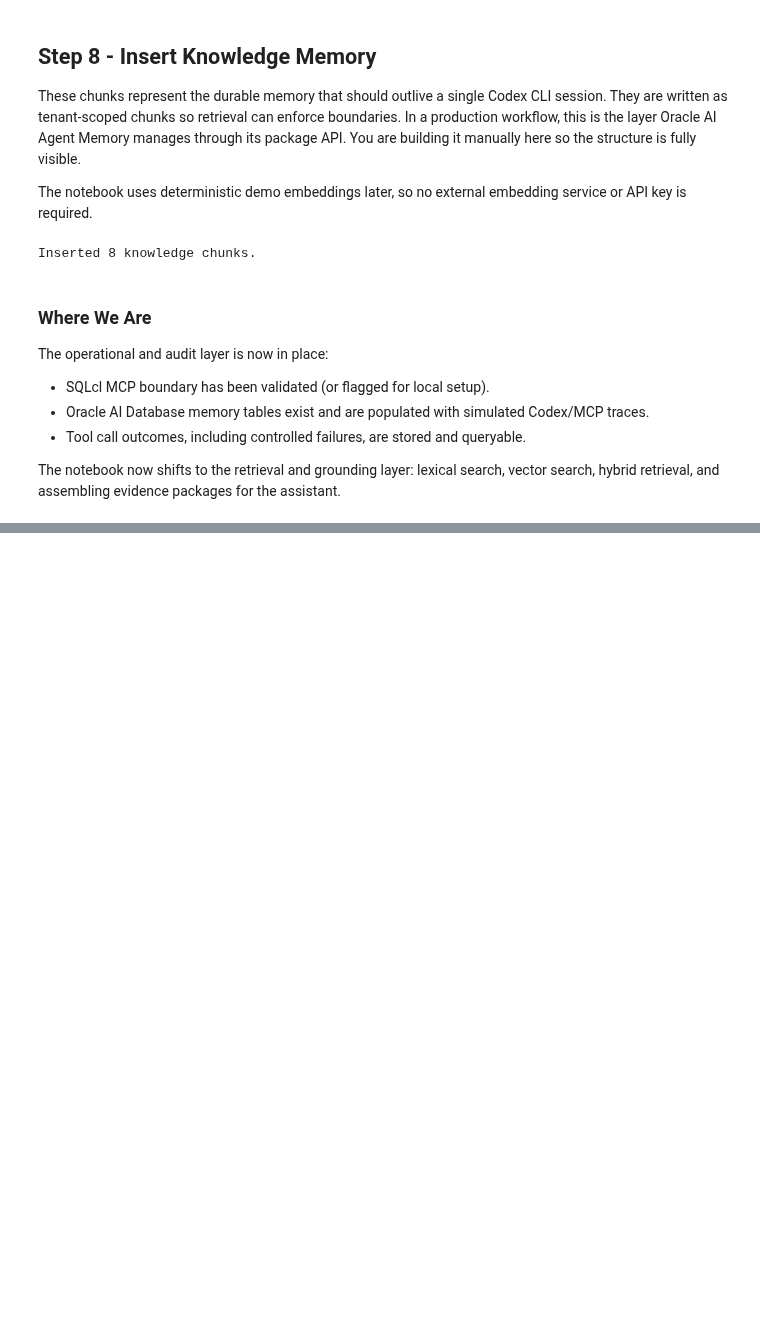
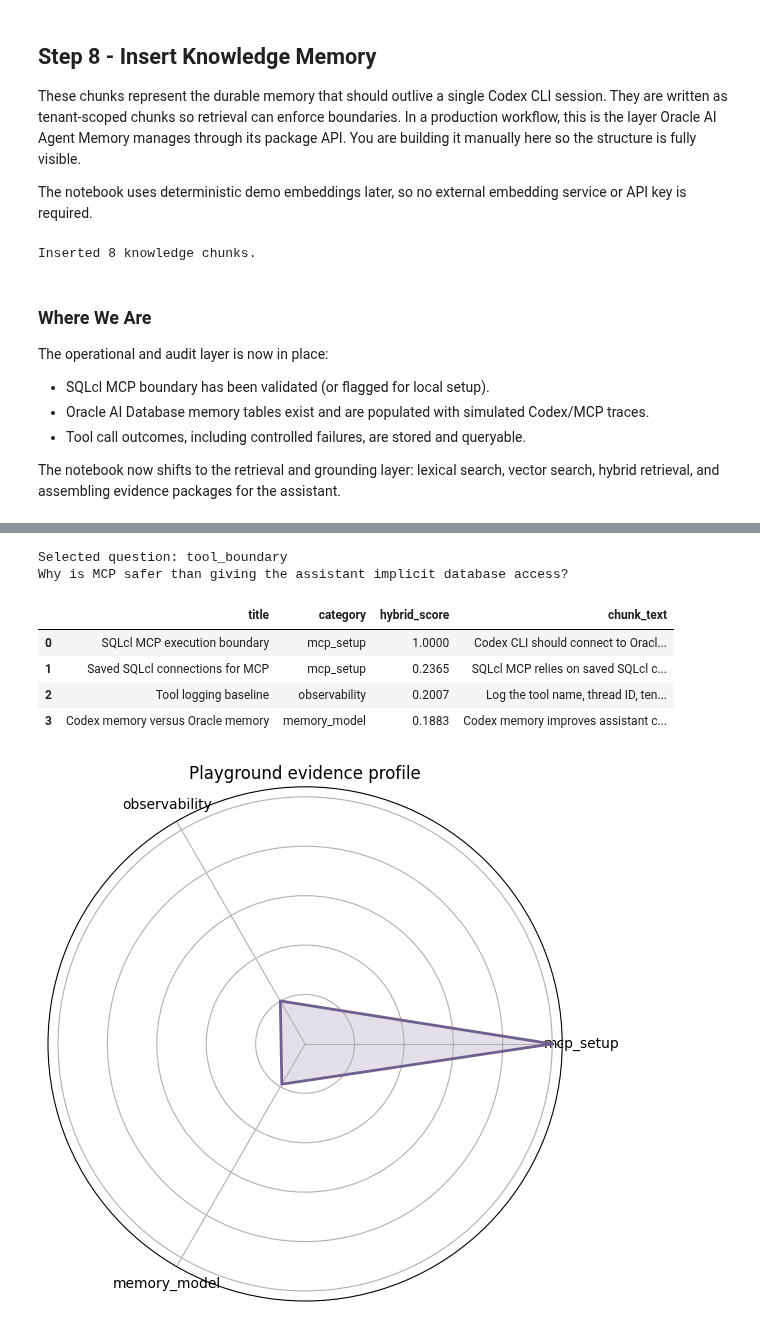
Before and after one commit to oracle-devrel/oracle-ai-developer-hub, a Jupyter notebook: notebooks/codex_mcp_oracle_ai_database_memory_langchain.ipynb, the cells around one changed output, grey strips where cells are left out. Drawn from its saved outputs; the diff is of its cells as text; code cells hidden in the pictures; blank space fills up the shorter version.

Commit message:
Added Agent memory and langchain

```diff
--- a/notebooks/codex_mcp_oracle_ai_database_memory_langchain.ipynb
+++ b/notebooks/codex_mcp_oracle_ai_database_memory_langchain.ipynb
@@ -1217,0 +1800,30 @@ The notebook now shifts to the retrieval and grounding layer: lexical search, ve
+# %%
+question_bank = {
+    "mcp_setup": "How should Codex CLI connect to Oracle AI Database through SQLcl MCP?",
+    "tool_boundary": "Why is MCP safer than giving the assistant implicit database access?",
+    "memory_split": "What should stay in Codex memory and what should stay in Oracle memory?",
+    "logging": "What should be logged when Codex uses SQLcl MCP tools?",
+    "langchain": "Where does LangChain fit without becoming the enforcement layer?",
+}
+
+
+def retrieval_playground(selected_question: str = "tool_boundary", tenant_id: str = "TENANT_A", top_k: int = 4):
+    question = question_bank.get(selected_question, selected_question)
+    results = hybrid_search(question, tenant_id=tenant_id, top_k=top_k)
+    print(f"Selected question: {selected_question}")
+    print(question)
+    display_df(results[["title", "category", "hybrid_score", "chunk_text"]])
+    plot_evidence_radar(results, "Playground evidence profile")
+    return results
+
+
+playground_results = retrieval_playground("tool_boundary")
+# %% [output]
+Selected question: tool_boundary
+Why is MCP safer than giving the assistant implicit database access?
+|  | title | category | hybrid_score | chunk_text |
+| 0 | SQLcl MCP execution boundary | mcp_setup | 1.0000 | Codex CLI should connect to Oracl... |
+| 1 | Saved SQLcl connections for MCP | mcp_setup | 0.2365 | SQLcl MCP relies on saved SQLcl c... |
+| 2 | Tool logging baseline | observability | 0.2007 | Log the tool name, thread ID, ten... |
+| 3 | Codex memory versus Oracle memory | memory_model | 0.1883 | Codex memory improves assistant c... |
+[figure, added]
```
Also changed, not shown: parts of 46 cells of this notebook.
